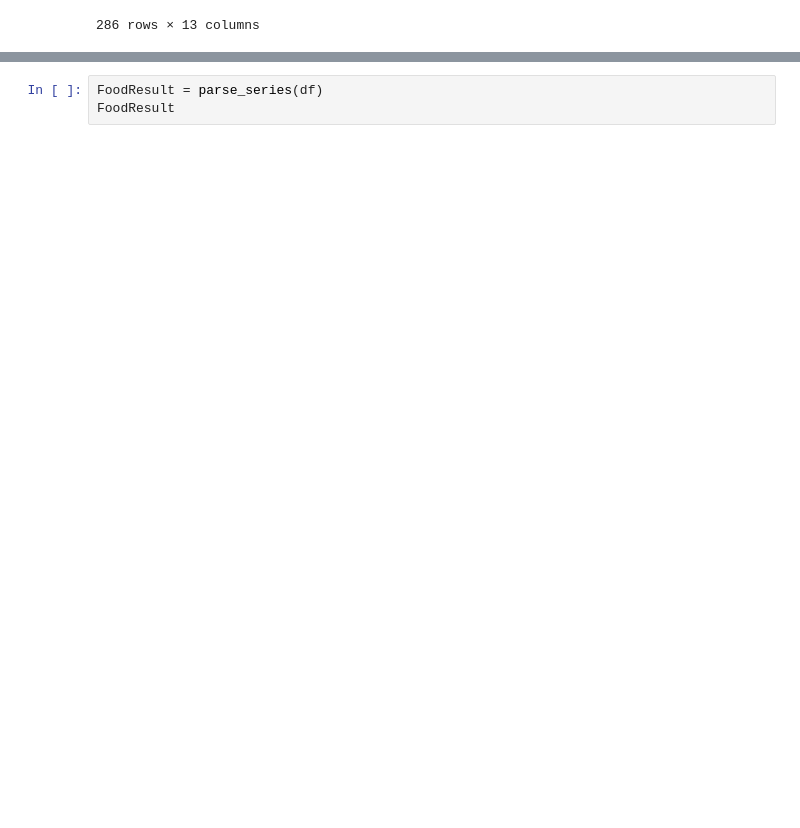
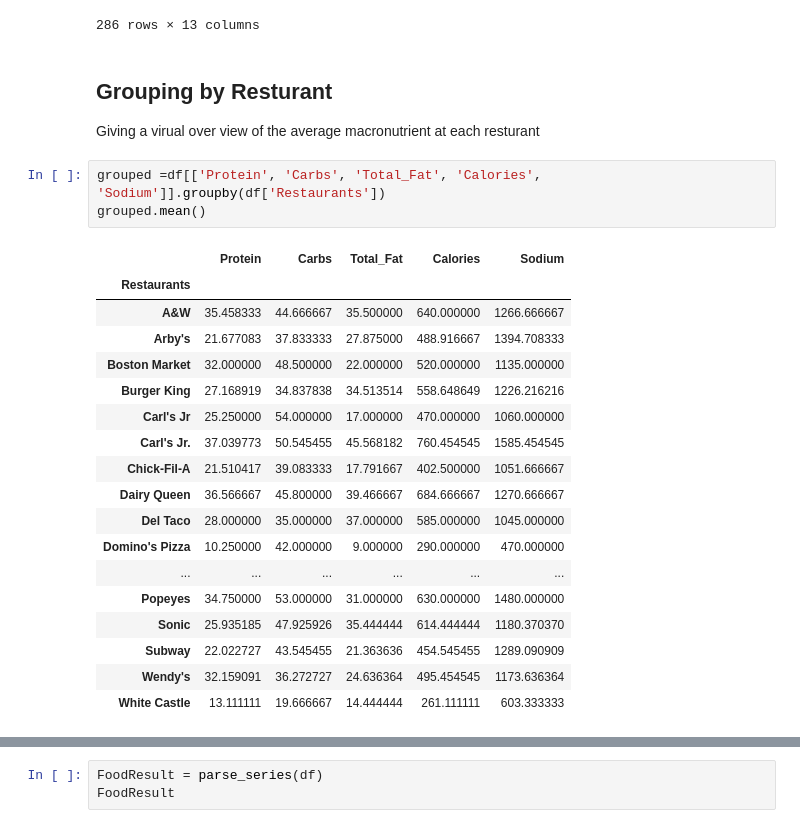
Before and after one commit to mauricecox/Final-Project, a Jupyter notebook: Final Project.ipynb, the cells around one changed output, grey strips where cells are left out. Saved outputs shown, nothing was run; the diff lists cells and outputs as text; blank space fills up the shorter version.

```diff
--- a/Final Project.ipynb
+++ b/Final Project.ipynb
@@ -293,6 +293,31 @@ df
 | 2 | Papa John's | 14" Original Crust Pizza | 132 | 300 | 11.25 | 11 | 3.5 | 0.0 | 39 | ... |
 | 3 | Little Caesars | 14" Round HOT-N-READY Pizza | 94 | 200 | 9.25 | 7 | 3.5 | 0.0 | 25 | ... |
 286 rows × 13 columns
+# %% [markdown]
+## Grouping by Resturant
+Giving a virual over view of the average macronutrient at each resturant
+# %%
+grouped =df[['Protein', 'Carbs', 'Total_Fat', 'Calories', 'Sodium']].groupby(df['Restaurants'])
+grouped.mean()
+# %% [output]
+|  | Protein | Carbs | Total_Fat | Calories | Sodium |
+| Restaurants |  |  |  |  |  |
+| A&W | 35.458333 | 44.666667 | 35.500000 | 640.000000 | 1266.666667 |
+| Arby's | 21.677083 | 37.833333 | 27.875000 | 488.916667 | 1394.708333 |
+| Boston Market | 32.000000 | 48.500000 | 22.000000 | 520.000000 | 1135.000000 |
+| Burger King | 27.168919 | 34.837838 | 34.513514 | 558.648649 | 1226.216216 |
+| Carl's Jr | 25.250000 | 54.000000 | 17.000000 | 470.000000 | 1060.000000 |
+| Carl's Jr. | 37.039773 | 50.545455 | 45.568182 | 760.454545 | 1585.454545 |
+| Chick-Fil-A | 21.510417 | 39.083333 | 17.791667 | 402.500000 | 1051.666667 |
+| Dairy Queen | 36.566667 | 45.800000 | 39.466667 | 684.666667 | 1270.666667 |
+| Del Taco | 28.000000 | 35.000000 | 37.000000 | 585.000000 | 1045.000000 |
+| Domino's Pizza | 10.250000 | 42.000000 | 9.000000 | 290.000000 | 470.000000 |
+| ... | ... | ... | ... | ... | ... |
+| Popeyes | 34.750000 | 53.000000 | 31.000000 | 630.000000 | 1480.000000 |
+| Sonic | 25.935185 | 47.925926 | 35.444444 | 614.444444 | 1180.370370 |
+| Subway | 22.022727 | 43.545455 | 21.363636 | 454.545455 | 1289.090909 |
+| Wendy's | 32.159091 | 36.272727 | 24.636364 | 495.454545 | 1173.636364 |
+| White Castle | 13.111111 | 19.666667 | 14.444444 | 261.111111 | 603.333333 |
 # %% [markdown]
 ## Figuring which food fits our macro beakdown
 25% Protien, 35% Fat, 50% Carbs
```
Also changed, not shown: parts of 3 cells of this notebook.
